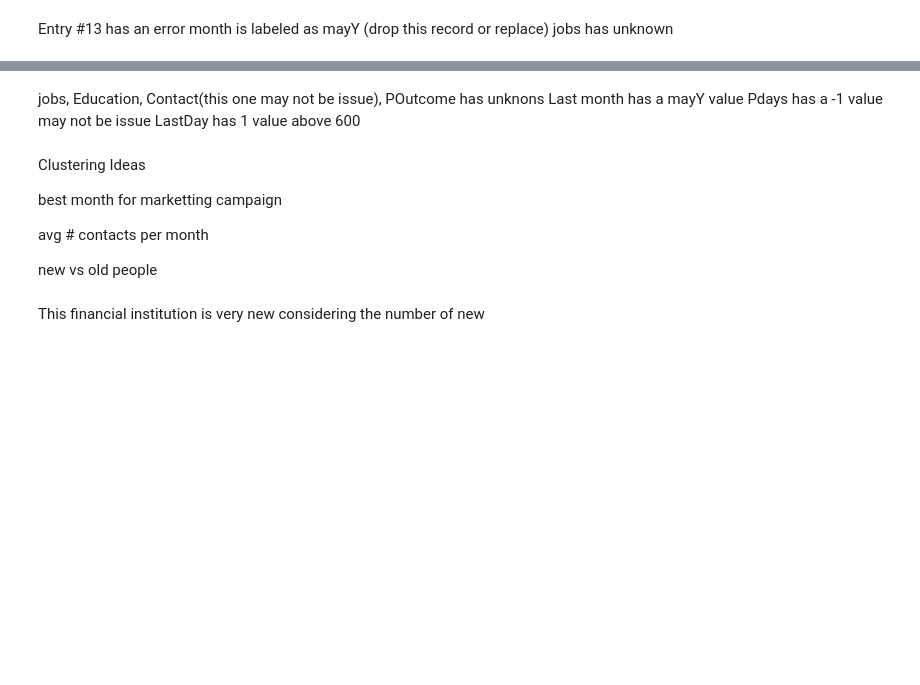
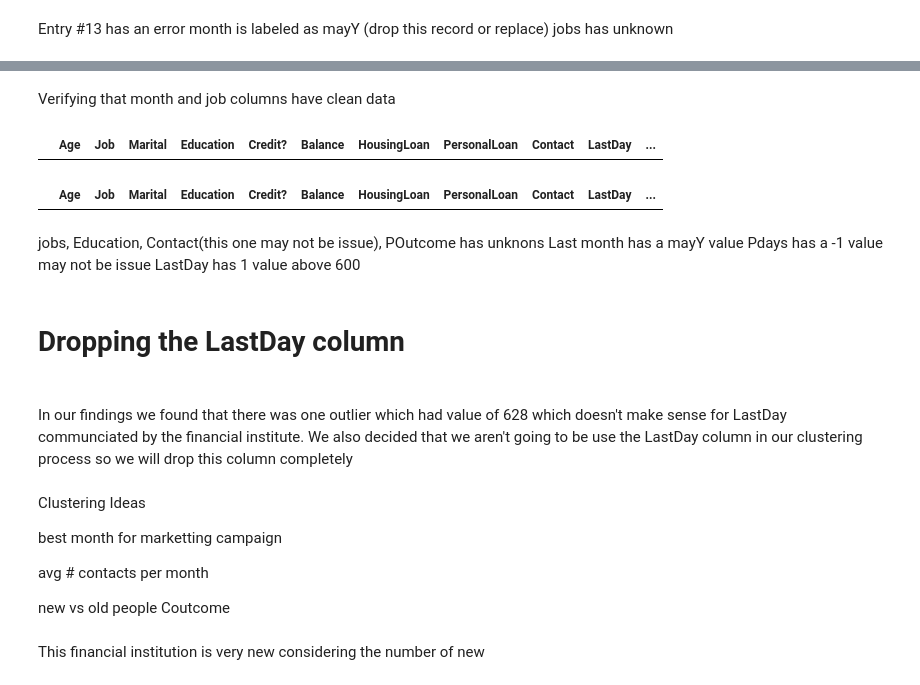
Before and after one commit to thaladikary/ml-assignment-1, a Jupyter notebook: Assignment1.ipynb, the cells around one changed output, grey strips where cells are left out. Drawn from its saved outputs; the diff is of its cells as text; code cells hidden in the pictures; blank space fills up the shorter version.

```diff
--- a/Assignment1.ipynb
+++ b/Assignment1.ipynb
@@ -176,0 +200,2 @@ From the findings of the POutcome column, majority of this column has unknown va
+# %%
+clean_df = df
@@ -191,4 +275,8 @@ array(['may', 'jul', 'jun', 'mayY', 'aug', 'oct', 'nov', 'dec', 'jan',
 # %%
 # We will replace the mayY with may
+
 clean_df['LastMonth'].replace('mayY', 'may', inplace=True)
+
+#We will replace the admin. with admin
+clean_df['Job'].replace('admin.', 'admin', inplace=True)
 # %% [output]
@@ -197,5 +295,19 @@ array(['may', 'jul', 'jun', 'aug', 'oct', 'nov', 'dec', 'jan', 'feb',
+# %% [markdown]
+Verifying that month and job columns have clean data
+# %%
+clean_df[(clean_df['LastMonth'] == 'mayY')]
+# %% [output]
+|  | Age | Job | Marital | Education | Credit? | Balance | HousingLoan | PersonalLoan | Contact | LastDay | ... |
+# %%
+clean_df[(clean_df['Job'] == 'admin.')]
+# %% [output]
+|  | Age | Job | Marital | Education | Credit? | Balance | HousingLoan | PersonalLoan | Contact | LastDay | ... |
 # %% [markdown]
 jobs, Education, Contact(this one may not be issue), POutcome has unknons
 Last month has a mayY value
 Pdays has a -1 value may not be issue
 LastDay has 1 value above 600
+# %% [markdown]
+<h1>Dropping the LastDay column <h1>
+# %% [markdown]
+In our findings we found that there was one outlier which had value of 628 which doesn't make sense for LastDay communciated by the financial institute. We also decided that we aren't going to be use the LastDay column in our clustering process so we will drop this column completely
@@ -206,7 +320,7 @@ best month for marketting campaign
 
 avg # contacts per month
 
-new vs old people
+new vs old people Coutcome
 # %% [markdown]
 This financial institution is very new considering the number of new
 # %%
```
Also changed, not shown: parts of 23 cells of this notebook.
